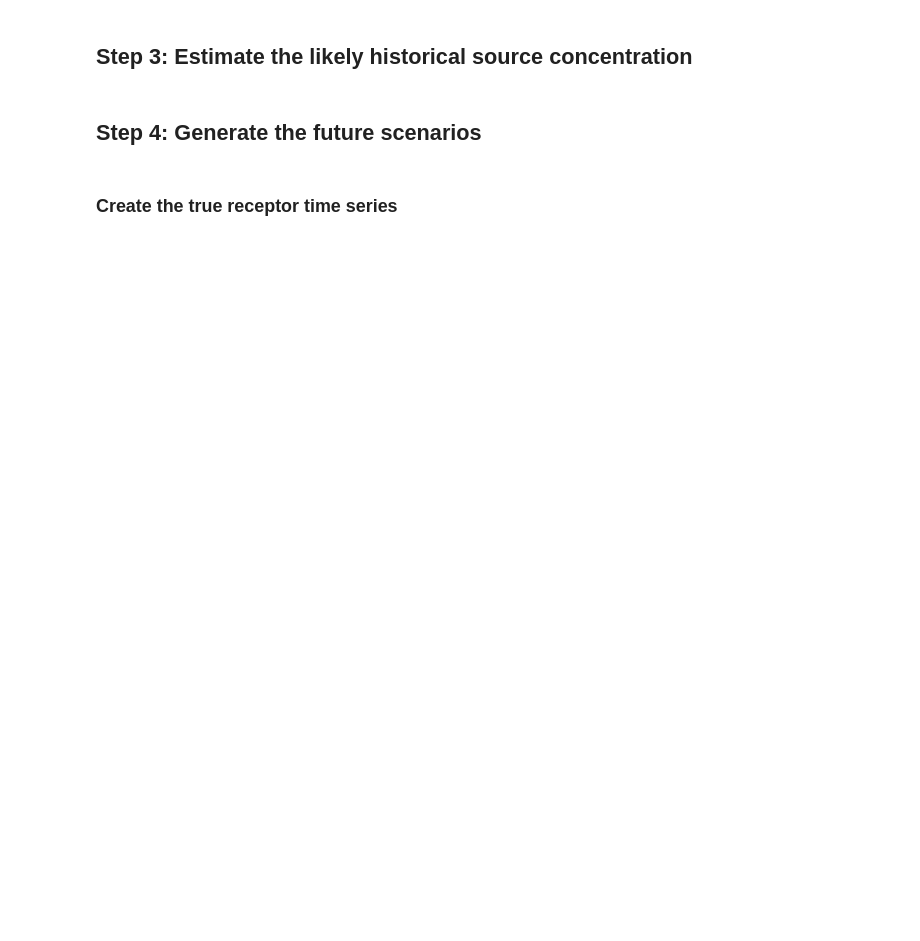
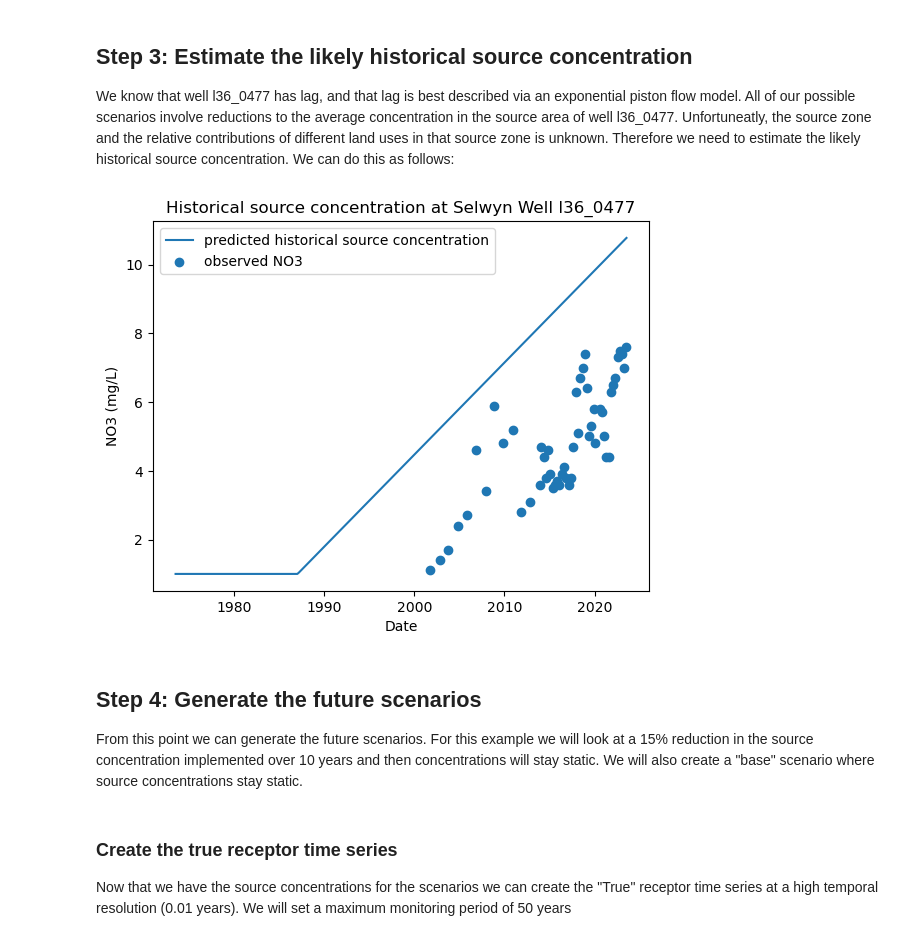
Before and after one commit to Komanawa-Solutions-Ltd/gw_detect_power-worked-examples, a Jupyter notebook: Selwyn_well_I36_0477_worked_example.ipynb, the cells around one changed output. Cells and saved outputs as stored; diff of their text form; code cells hidden in the pictures; blank space fills up the shorter version.

```diff
--- a/Selwyn_well_I36_0477_worked_example.ipynb
+++ b/Selwyn_well_I36_0477_worked_example.ipynb
@@ -14,0 +86,14 @@ Before we get too far, lets import the necessary libraries and set up the the no
+# %%
+print('The standard deviation of the data is: ', round(ndata['n'].std(), 2))
+senslope, senintercept, lo_slope, up_slope = mk.calc_senslope()
+ndata['predicted'] = senslope * ndata.index.values.astype(float) + senintercept
+ndata['residual'] = ndata['n'] - ndata['predicted']
+
+input_error = ndata['residual'].std()
+
+print('The standard deviation of the residuals is: ', round(input_error, 2))
+
+fig, ax, (handles, labels) = mk.plot_data()
+for i, row in ndata.iterrows():
+    ax.plot([i, i], [row['n'], row['predicted']], color='red', ls=':', alpha=0.7)
+plt.show()
@@ -15,4 +104,57 @@ Before we get too far, lets import the necessary libraries and set up the the no
 # %% [markdown]
 ## Step 3: Estimate the likely historical source concentration
+
+We know that well l36_0477 has lag, and that lag is best described via an exponential piston flow model. All of our possible scenarios involve reductions to the average concentration in the source area of well l36_0477. Unfortuneatly, the source zone and the relative contributions of different land uses in that source zone is unknown.  Therefore we need to estimate the likely historical source concentration.  We can do this as follows:
+# %%
+mrt = 17.5
+mrt_p1 = 17.5
+mrt_p2 = 17.5  # dummy value (only one EPM)
+frac_p1 = 1
+precision = 2  # calculate the historical source  at 0.01-year intervals (roughly monthly)
+f_p1 = 0.625
+f_p2 = 0.625  # dummy value (only one EPM)
+max_conc = 20  # maximum concentration the source area could have
+min_conc = 1  # minimum concentration the source area could have
+p0 = None  # no guess for scipy curve fit
+
+# calculate the historical slope in units years from 2001-10-11 instead of datetime
+ndata_yr = ndata.copy()
+ndata_yr['yr'] = (ndata_yr.index - ndata_yr.index.min()).days / 365.25
+ndata_yr = ndata_yr.set_index('yr')
+mk = MannKendall(ndata_yr['n'], alpha=0.05)
+senslope, senintercept, lo_slope, up_slope = mk.calc_senslope()
+prev_slope = senslope
+
+# use the last time step sen fit as the initial concentration
+init_conc = ndata_yr.index[-1] * senslope + senintercept
+
+# check the age inputs
+mrt, mrt_p2 = check_age_inputs(mrt, mrt_p1, mrt_p2, frac_p1, precision, f_p1, f_p2)
+start_age = max(mrt, mrt_p1, mrt_p2, 30)
+
+# predict the historical source concentration
+hist = predict_historical_source_conc(init_conc, mrt, mrt_p1, mrt_p2, frac_p1, f_p1, f_p2, prev_slope, max_conc,
+                                      min_conc, start_age=start_age, precision=precision, p0=p0)
+
+hist.name = 'source_conc'
+hist.index.name = 'yr_from_present'
+
+hist = pd.DataFrame(hist).reset_index()
+hist['date'] = [ndata.index.max().date() + datetime.timedelta(days=e) for e in hist['yr_from_present'] * 365.25]
+
+# plot the historical source concentration
+fig, ax = plt.subplots()
+idx = hist['yr_from_present'] > -50
+ax.plot(hist.loc[idx, 'date'], hist.loc[idx, 'source_conc'], label='predicted historical source concentration')
+ax.scatter(ndata.index, ndata['n'], label='observed NO3')
+ax.set_ylabel('NO3 (mg/L)')
+ax.set_xlabel('Date')
+ax.set_title('Historical source concentration at Selwyn Well l36_0477')
+ax.legend()
+plt.show()
+# %% [output]
+[figure, added]
 # %% [markdown]
 ## Step 4: Generate the future scenarios
+
+From this point we can generate the future scenarios.  For this example we will look at a 15% reduction in the source concentration implemented over 10 years and then concentrations will stay static.  We will also create a "base" scenario where source concentrations stay static.
@@ -19,2 +169,4 @@ Before we get too far, lets import the necessary libraries and set up the the no
 # %% [markdown]
 ### Create the true receptor time series
+
+Now that we have the source concentrations for the scenarios we can create the "True" receptor time series at a high temporal resolution (0.01 years). We will set a maximum monitoring period of 50 years
```
Also changed, not shown: parts of 22 cells of this notebook, 1 other file.
